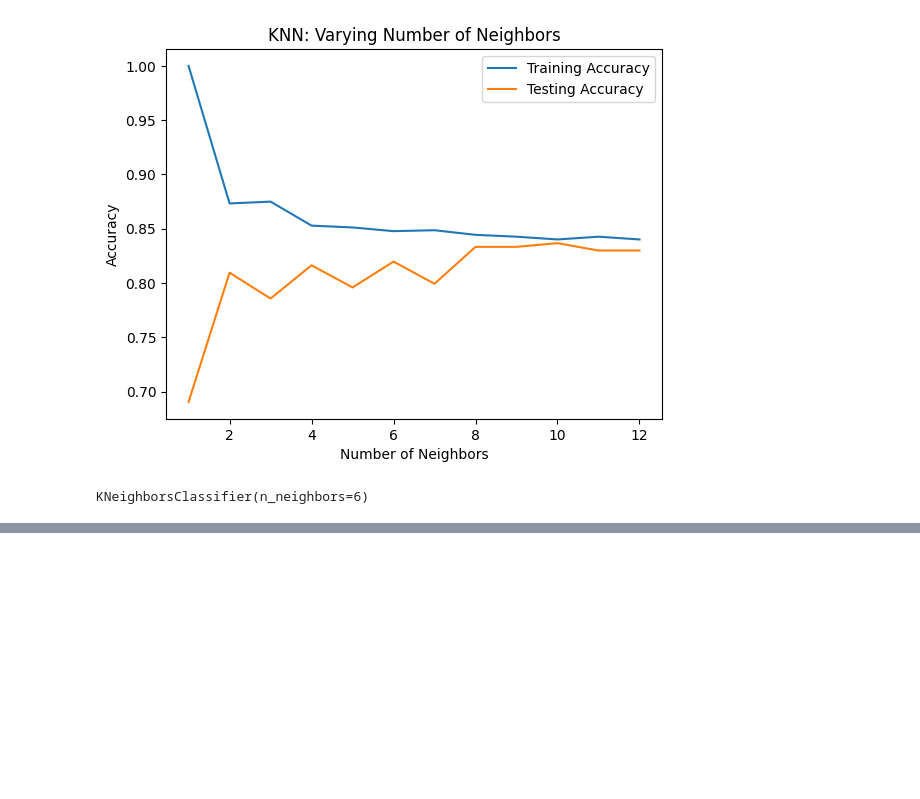
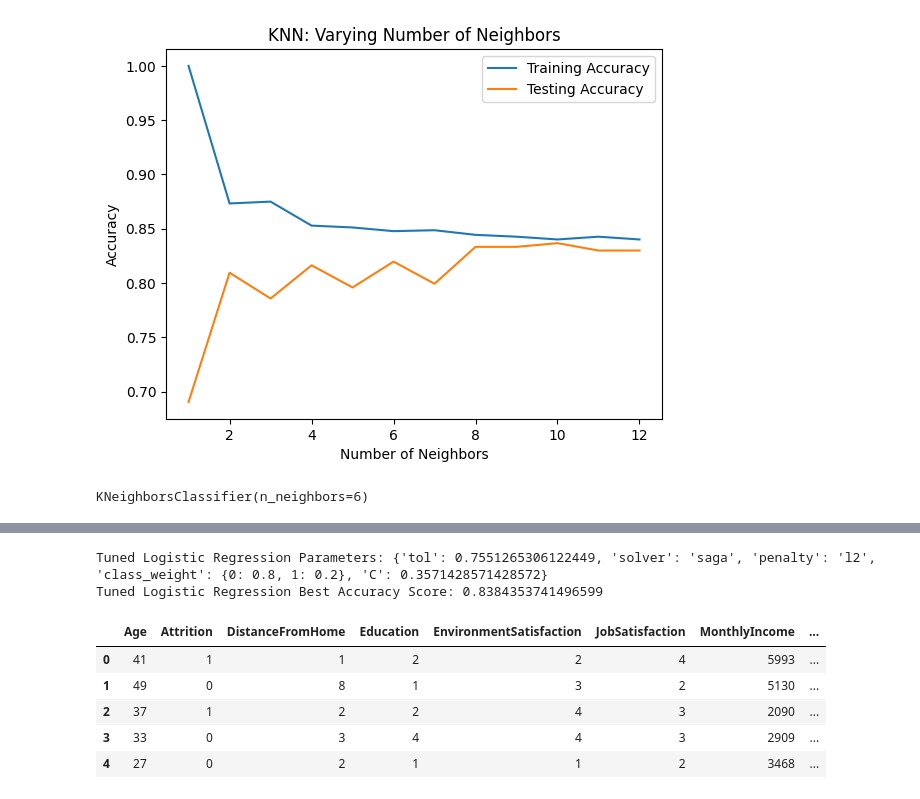
Before and after one commit to AmbassadorOTU/machine-learning, a Jupyter notebook: supervised_learning/ibm_attrition_prediction.ipynb, the cells around one changed output, grey strips where cells are left out. Saved outputs shown, nothing was run; the diff lists cells and outputs as text; code cells hidden in the pictures; blank space fills up the shorter version.

```diff
--- a/supervised_learning/ibm_attrition_prediction.ipynb
+++ b/supervised_learning/ibm_attrition_prediction.ipynb
@@ -160,0 +209,17 @@ plt.show()
+# %%
+print("Tuned Logistic Regression Parameters: {}".format(logreg_cv.best_params_))
+print("Tuned Logistic Regression Best Accuracy Score: {}".format(logreg_cv.best_score_))
+# %% [output]
+Tuned Logistic Regression Parameters: {'tol': 0.7551265306122449, 'solver': 'saga', 'penalty': 'l2', 'class_weight': {0: 0.8, 1: 0.2}, 'C': 0.3571428571428572}
+Tuned Logistic Regression Best Accuracy Score: 0.8384353741496599
+# %%
+test_dummies = pd.get_dummies(df, drop_first=True)
+# %%
+test_dummies.head()
+# %% [output]
+|  | Age | Attrition | DistanceFromHome | Education | EnvironmentSatisfaction | JobSatisfaction | MonthlyIncome | ... |
+| 0 | 41 | 1 | 1 | 2 | 2 | 4 | 5993 | ... |
+| 1 | 49 | 0 | 8 | 1 | 3 | 2 | 5130 | ... |
+| 2 | 37 | 1 | 2 | 2 | 4 | 3 | 2090 | ... |
+| 3 | 33 | 0 | 3 | 4 | 4 | 3 | 2909 | ... |
+| 4 | 27 | 0 | 2 | 1 | 1 | 2 | 3468 | ... |
```
Also changed, not shown: parts of 28 cells of this notebook, 1 other file.
